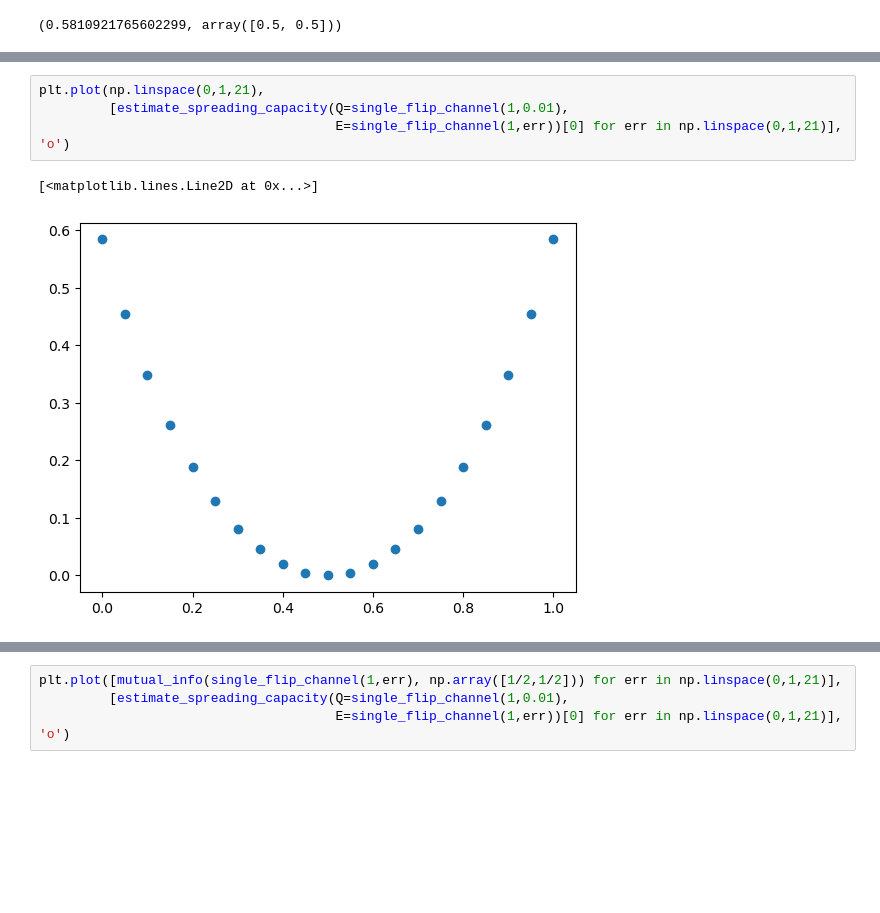
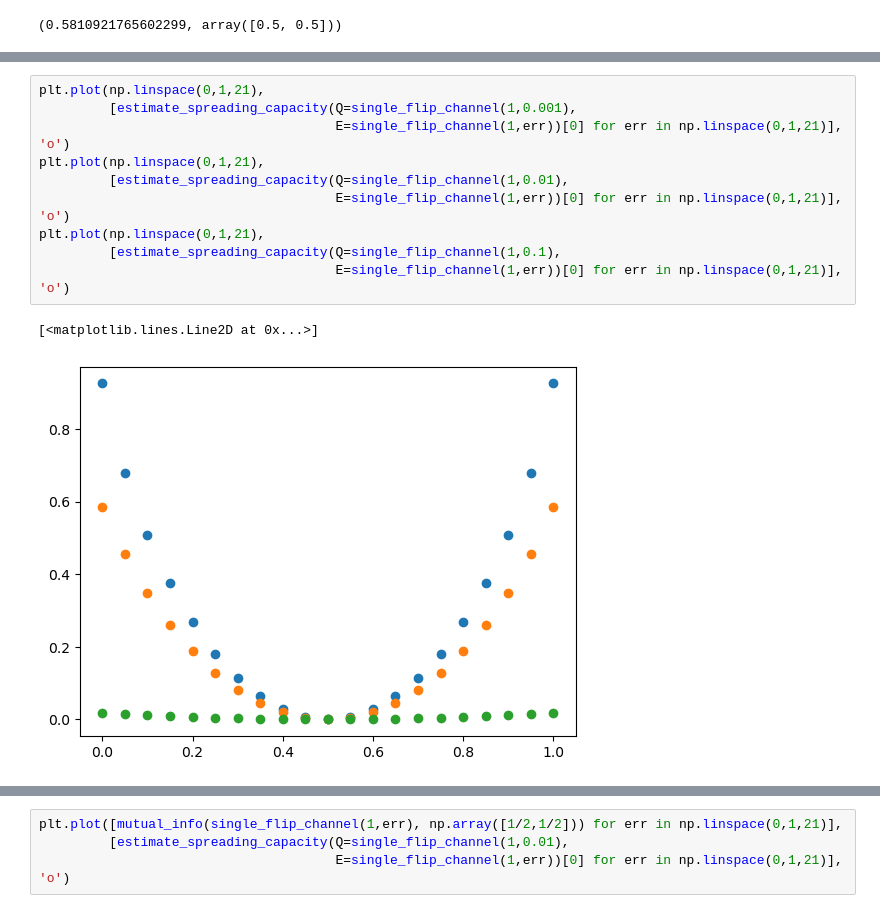
Before and after one commit to sagarkumar16/modeling-info-spread, a Jupyter notebook: notebooks/10-sk-continuous-model-plots.ipynb, the cells around one changed output, grey strips where cells are left out. Cells and saved outputs as stored; diff of their text form; blank space fills up the shorter version.

```diff
--- a/notebooks/10-sk-continuous-model-plots.ipynb
+++ b/notebooks/10-sk-continuous-model-plots.ipynb
@@ -3525,9 +3525,15 @@ plt.yscale('log')
 # %% [output]
 [figure]
 # %%
+plt.plot(np.linspace(0,1,21),
+         [estimate_spreading_capacity(Q=single_flip_channel(1,0.001),
+                                      E=single_flip_channel(1,err))[0] for err in np.linspace(0,1,21)], 'o')
 plt.plot(np.linspace(0,1,21),
          [estimate_spreading_capacity(Q=single_flip_channel(1,0.01),
                                       E=single_flip_channel(1,err))[0] for err in np.linspace(0,1,21)], 'o')
+plt.plot(np.linspace(0,1,21),
+         [estimate_spreading_capacity(Q=single_flip_channel(1,0.1),
+                                      E=single_flip_channel(1,err))[0] for err in np.linspace(0,1,21)], 'o')
 # %% [output]
 [<matplotlib.lines.Line2D at 0x...>]
-[figure, old version]
+[figure, new version]
```
Also changed, not shown: parts of 2 cells of this notebook, 2 other files.
